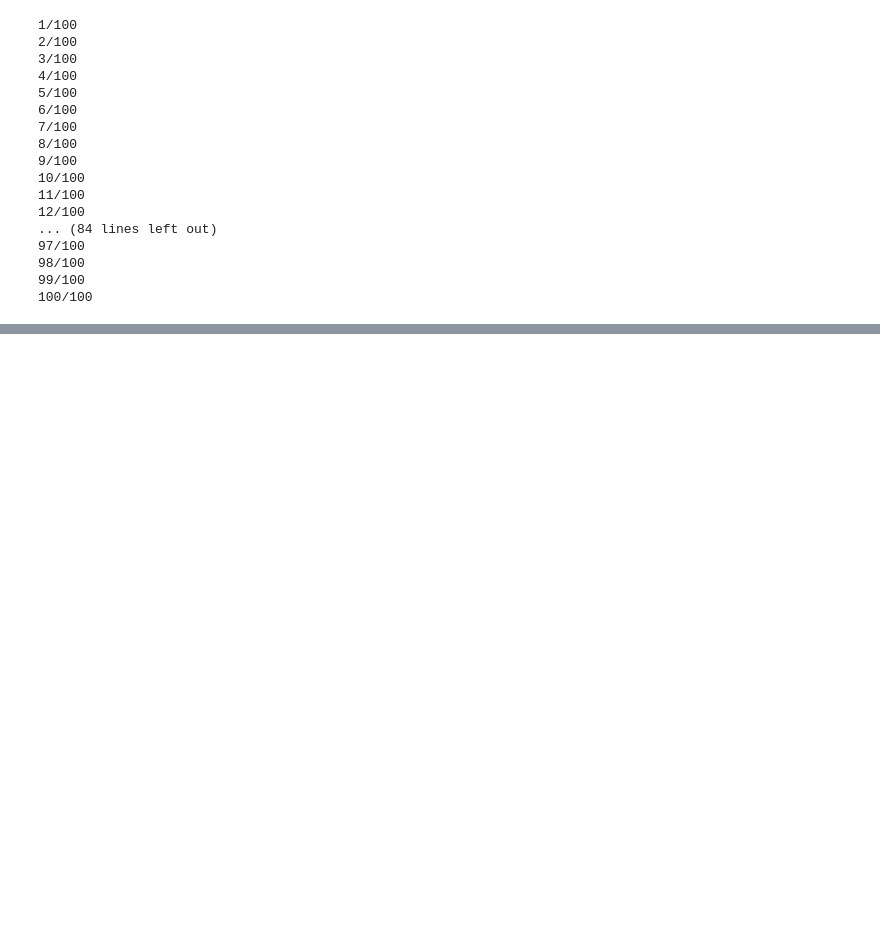
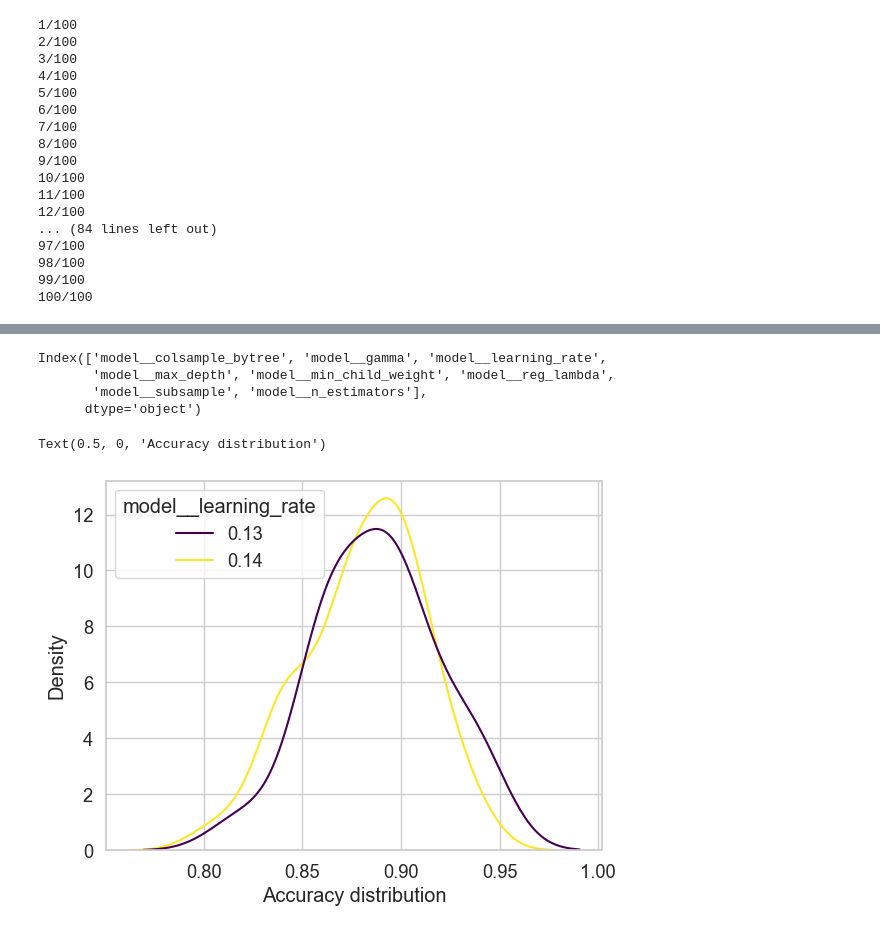
Before and after one commit to vaughankraska/BIKES_SML, a Jupyter notebook: notebooks/insatiable.ipynb, the cells around one changed output, grey strips where cells are left out. Cells and saved outputs as stored; diff of their text form; code cells hidden in the pictures; blank space fills up the shorter version.

Commit message:
run finished. results in instatiable.pkl

```diff
--- a/notebooks/insatiable.ipynb
+++ b/notebooks/insatiable.ipynb
@@ -104,0 +106,4 @@ Text(0.5, 0, 'Accuracy distribution')
+# %%
+params_df = pd.DataFrame(results_df['best_params'].tolist())
+params_df['accuracy'] = results_df['accuracy']
+params_df
@@ -104,0 +124,14 @@ Text(0.5, 0, 'Accuracy distribution')
+# %%
+params_df.columns
+# %% [output]
+Index(['model__colsample_bytree', 'model__gamma', 'model__learning_rate',
+       'model__max_depth', 'model__min_child_weight', 'model__reg_lambda',
+       'model__subsample', 'model__n_estimators'],
+      dtype='object')
+# %%
+from seaborn import kdeplot
+kdeplot(data=params_df, x='accuracy', hue='model__learning_rate', common_norm=False, palette="viridis")
+plt.xlabel('Accuracy distribution')
+# %% [output]
+Text(0.5, 0, 'Accuracy distribution')
+[figure, added]
```
Also changed, not shown: parts of 7 cells of this notebook, 1 other file.
